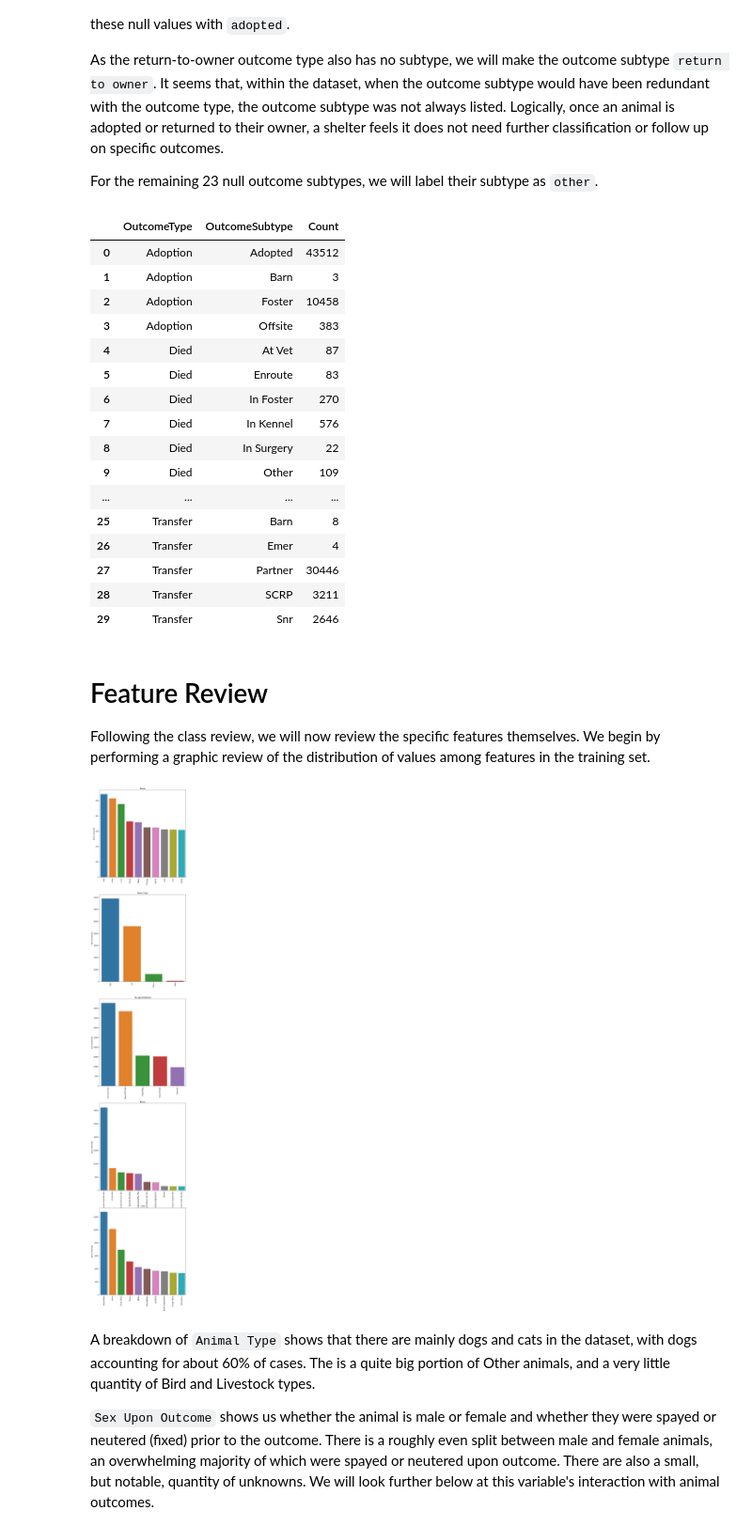
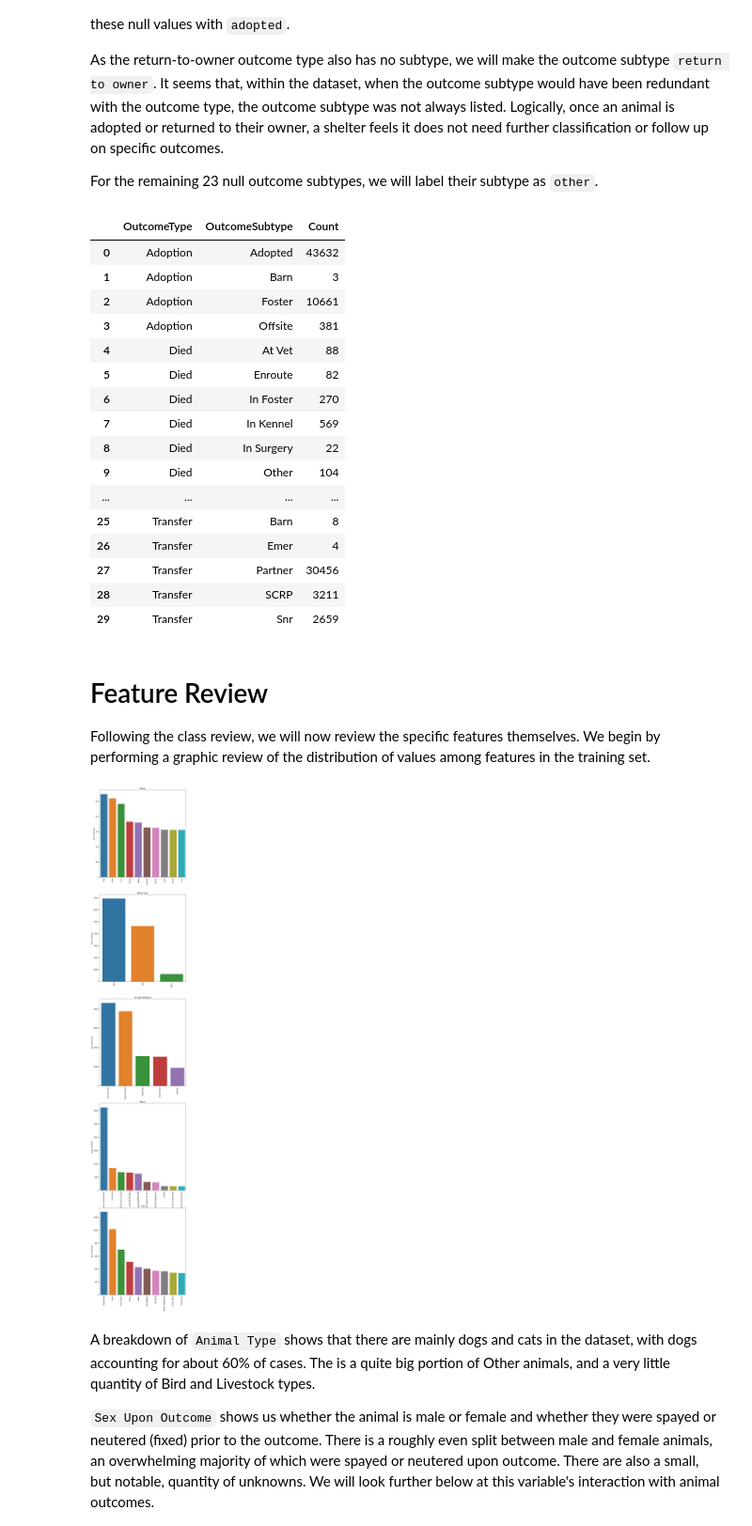
Before and after one commit to BZaldua/animal-shelter-AI, a Jupyter notebook: Shelter_Animal_Prediction_Models_unai.ipynb, the cells around one changed output. Shown at 94% size. Saved outputs shown, nothing was run; the diff lists cells and outputs as text; code cells hidden in the pictures.

Commit message:
Removed test dataset and added f1 score

```diff
--- a/Shelter_Animal_Prediction_Models_unai.ipynb
+++ b/Shelter_Animal_Prediction_Models_unai.ipynb
@@ -96,7 +108,8 @@ Done.
 Next, we load our data, which had already been separated into training and test data.
 # %%
 # Training and test dataframes, and its structure.
-df = pd.read_csv('./data/shelter_dataset.csv')
+out_df = pd.read_csv('./data/out_df.csv')
+#test_df = pd.read_csv('./data/test.csv')
 # %% [markdown]
 # Exporatory Data Analysis (EDA)
 First, we look if we have outliers of missing data for each feature.
@@ -136,7 +149,7 @@ We are choosing not to use the `Name` variable, as we have blanks for 31.4% of t
 # Class Variable Review
 # %%
 # Obtain headers.
-headers = df.dtypes.index
+headers = out_df.dtypes.index
 
 # Categorical headers of classes.
 cat_headers = ['OutcomeType', 'OutcomeSubtype']
@@ -144,7 +157,7 @@ cat_headers = ['OutcomeType', 'OutcomeSubtype']
 # Plot paretos of top 10 values in each column.
 fig, ax = plt.subplots(len(cat_headers[0:]), 1, figsize=(10, len(cat_headers)*12))
 for i, column in enumerate(cat_headers[0:]):
-    to_plot = df[column].value_counts().head(10)
+    to_plot=out_df[column].value_counts().head(10)
     plot=sns.barplot(x=to_plot.index, y=to_plot, ax=ax[i])
     plot.set_xticklabels(to_plot.index, rotation=90)
     plot.set_title(column)
@@ -190,51 +203,51 @@ def subtype(x):
     elif pd.isnull(x['OutcomeSubtype']) : return 'Other'
     else: return x['OutcomeSubtype']
 
-df['OutcomeSubtype'] = df.apply(subtype, axis=1)
+out_df['OutcomeSubtype'] = out_df.apply(subtype, axis=1)
 # %%
-df.groupby(['OutcomeType', 'OutcomeSubtype']).size().reset_index(name='Count')
+out_df.groupby(['OutcomeType', 'OutcomeSubtype']).size().reset_index(name='Count')
 # %% [output]
 |  | OutcomeType | OutcomeSubtype | Count |
-| 0 | Adoption | Adopted | 43512 |
+| 0 | Adoption | Adopted | 43632 |
 | 1 | Adoption | Barn | 3 |
-| 2 | Adoption | Foster | 10458 |
-| 3 | Adoption | Offsite | 383 |
-| 4 | Died | At Vet | 87 |
-| 5 | Died | Enroute | 83 |
+| 2 | Adoption | Foster | 10661 |
+| 3 | Adoption | Offsite | 381 |
+| 4 | Died | At Vet | 88 |
+| 5 | Died | Enroute | 82 |
 | 6 | Died | In Foster | 270 |
-| 7 | Died | In Kennel | 576 |
+| 7 | Died | In Kennel | 569 |
 | 8 | Died | In Surgery | 22 |
-| 9 | Died | Other | 109 |
+| 9 | Died | Other | 104 |
 | ... | ... | ... | ... |
 | 25 | Transfer | Barn | 8 |
 | 26 | Transfer | Emer | 4 |
-| 27 | Transfer | Partner | 30446 |
+| 27 | Transfer | Partner | 30456 |
 | 28 | Transfer | SCRP | 3211 |
-| 29 | Transfer | Snr | 2646 |
+| 29 | Transfer | Snr | 2659 |
 # %% [markdown]
 # Feature Review
 Following the class review, we will now review the specific features themselves. We begin by performing a graphic review of the distribution of values among features in the training set.
 # %%
 # Obtain headers.
-headers = df.dtypes.index
+headers = out_df.dtypes.index
 
 # Not all of these are categorical variables.
 # We need categorical headers and continuous headers, with two different types of plots.
 
 # Categorical headers of features.
 cat_headers = ['Name', 'AnimalType', 'SexuponOutcome', 'Breed', 'Color']
 
 # Plot paretos of top 10 values in each column.
 fig, ax = plt.subplots(len(cat_headers[0:]), 1, figsize=(10, len(cat_headers)*12))
 for i, column in enumerate(cat_headers[0:]):
-    to_plot = df[column].value_counts().head(10)
+    to_plot=out_df[column].value_counts().head(10)
     plot=sns.barplot(x=to_plot.index, y=to_plot, ax=ax[i])
     plot.set_xticklabels(to_plot.index, rotation=90)
     plot.set_title(column)
     plot.set_ylabel("Num of Animals")
 fig.show()
 # %% [output]
-[figure, old version]
+[figure, new version]
 # %% [markdown]
 A breakdown of `Animal Type` shows that there are mainly dogs and cats in the dataset, with dogs accounting for about 60% of cases. The is a quite big portion of Other animals, and a very little quantity of Bird and Livestock types.
 
```
Also changed, not shown: parts of 45 cells of this notebook.
